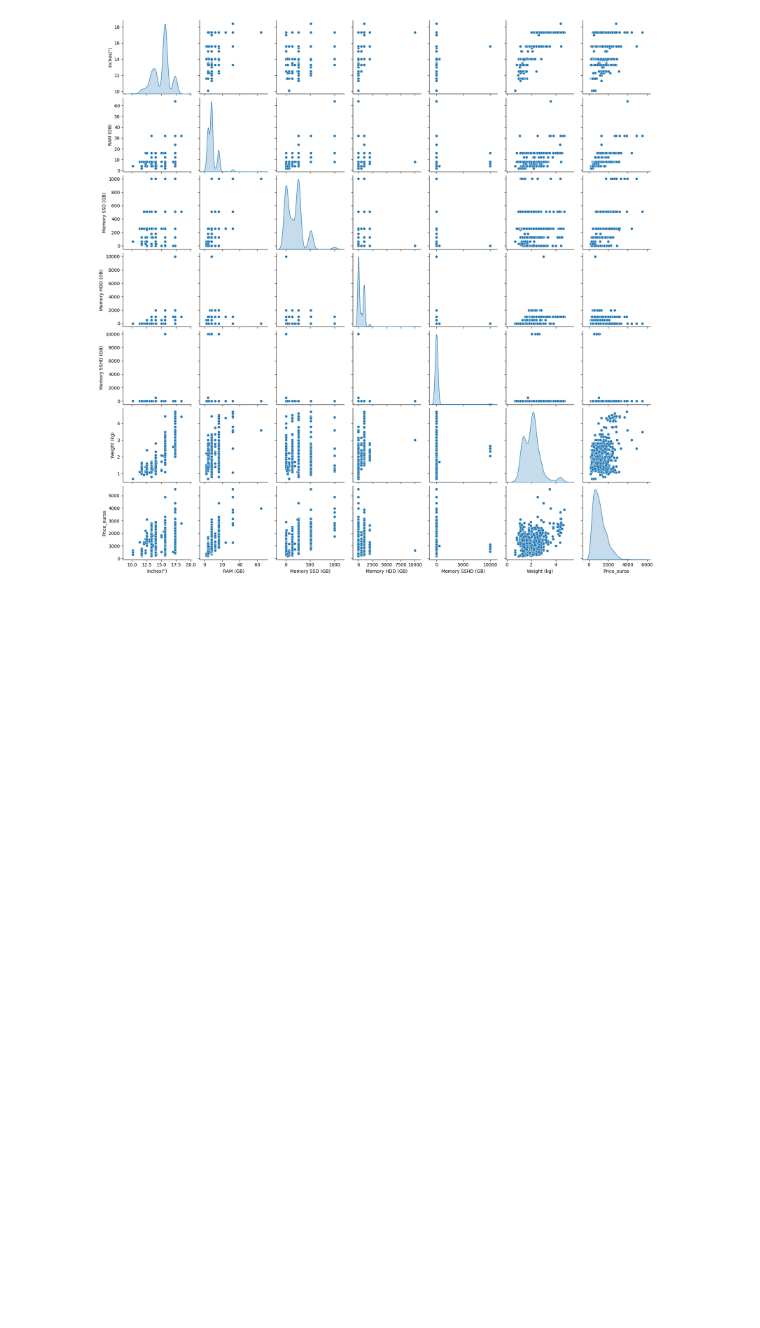
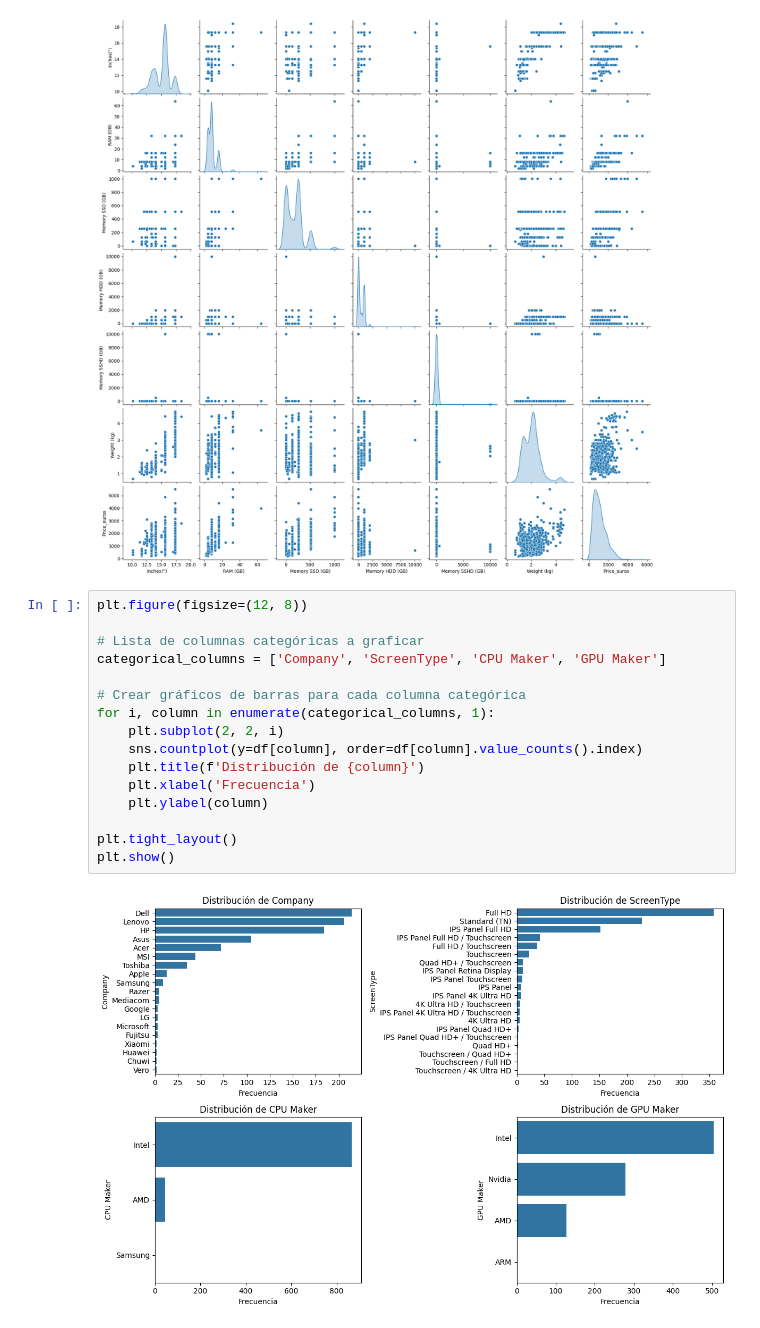
Before and after one commit to angelgvill/DS102024, a Jupyter notebook: 3-MachineLearning/2-Supervisado/Ejercicios/ordenadores_agv.ipynb, the cells around one changed output. Saved outputs shown, nothing was run; the diff lists cells and outputs as text; blank space fills up the shorter version.

```diff
--- a/3-MachineLearning/2-Supervisado/Ejercicios/ordenadores_agv.ipynb
+++ b/3-MachineLearning/2-Supervisado/Ejercicios/ordenadores_agv.ipynb
@@ -640,3 +640,21 @@ sns.pairplot(df_numericas, diag_kind="kde")
 plt.show()
 # %% [output]
 [figure]
+# %%
+plt.figure(figsize=(12, 8))
+
+# Lista de columnas categóricas a graficar
+categorical_columns = ['Company', 'ScreenType', 'CPU Maker', 'GPU Maker']
+
+# Crear gráficos de barras para cada columna categórica
+for i, column in enumerate(categorical_columns, 1):
+    plt.subplot(2, 2, i)
+    sns.countplot(y=df[column], order=df[column].value_counts().index)
+    plt.title(f'Distribución de {column}')
+    plt.xlabel('Frecuencia')
+    plt.ylabel(column)
+
+plt.tight_layout()
+plt.show()
+# %% [output]
+[figure, added]
```
Also changed, not shown: 6 other files.
